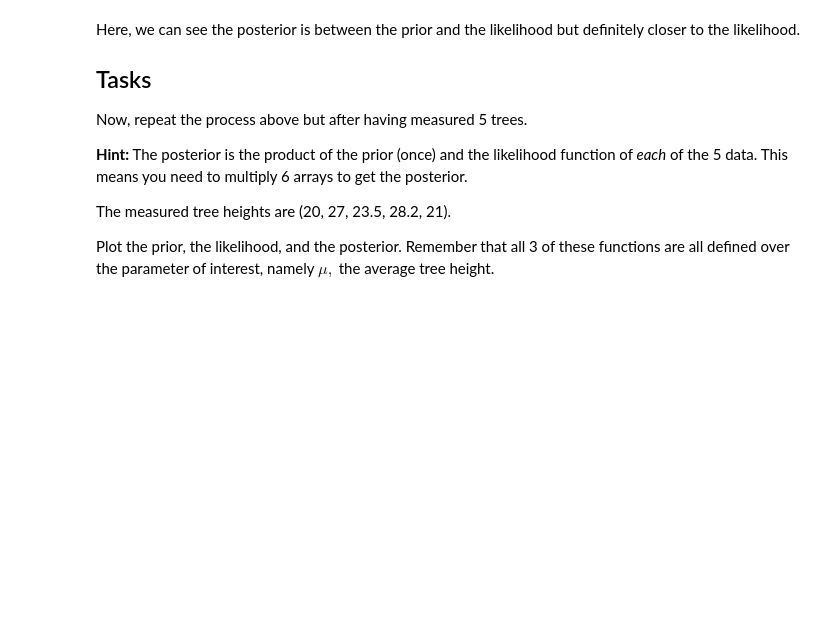
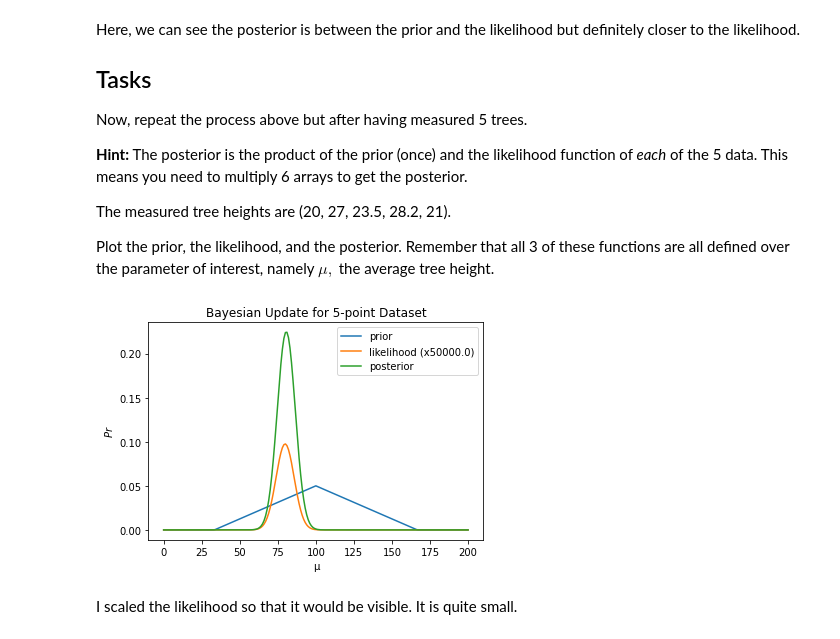
Before and after one commit to leo-ware/cs146, a Jupyter notebook: session3.ipynb, the cells around one changed output. Cells and saved outputs as stored; diff of their text form; code cells hidden in the pictures; blank space fills up the shorter version.

```diff
--- a/session3.ipynb
+++ b/session3.ipynb
@@ -152,0 +151,26 @@ data = [20, 27, 23.5, 28.2, 21]
+# %%
+data = [20, 27, 23.5, 28.2, 21]
+
+acc = np.ones_like(prior)
+for d in data:
+    likelihood = sts.truncnorm.pdf(d, (lower_limit-mu)/sigma, np.inf, loc=mu, scale=sigma)
+    acc = acc * likelihood
+likelihood = acc
+
+posterior = prior * likelihood
+area = sp.integrate.trapz(posterior, mu)
+posterior /= area
+
+plt.plot(prior, label='prior')
+s = 1e5*0.5
+plt.plot(likelihood*s, label=f'likelihood (x{s})')
+plt.plot(posterior, label='posterior')
+plt.legend()
+plt.title("Bayesian Update for 5-point Dataset")
+plt.xlabel("μ")
+plt.ylabel("$Pr$")
+plt.show()
+# %% [output]
+[figure, added]
+# %% [markdown]
+I scaled the likelihood so that it would be visible. It is quite small.
```
Also changed, not shown: parts of 2 cells of this notebook.
